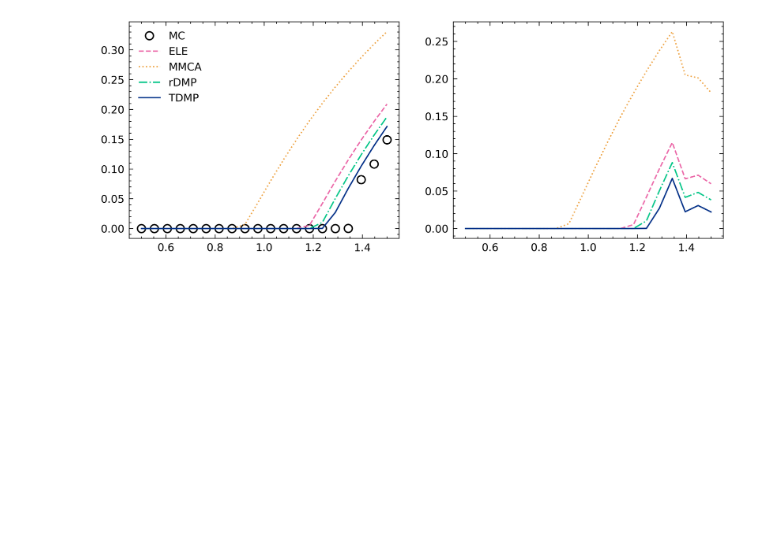
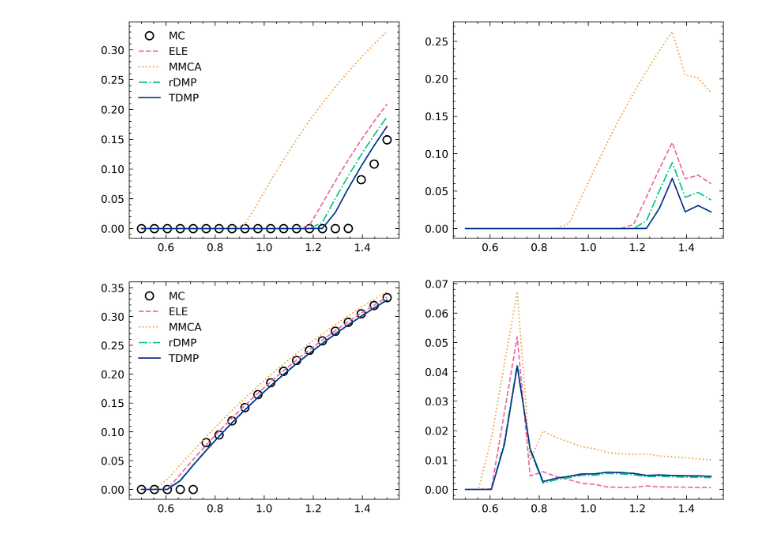
Before and after one commit to FeiGSSS/TDMP, a Jupyter notebook: plot.ipynb, the cells around one changed output. Drawn from its saved outputs; the diff is of its cells as text; code cells hidden in the pictures; blank space fills up the shorter version.

```diff
--- a/plot.ipynb
+++ b/plot.ipynb
@@ -51,3 +51,8 @@ prefix = "results/sw/N500/m_4/"
 plot(prefix)
 # %% [output]
 [figure]
+# %%
+prefix = "results/sf/N500/m_6/"
+plot(prefix)
+# %% [output]
+[figure, added]
```
Also changed, not shown: parts of 1 cell of this notebook.
